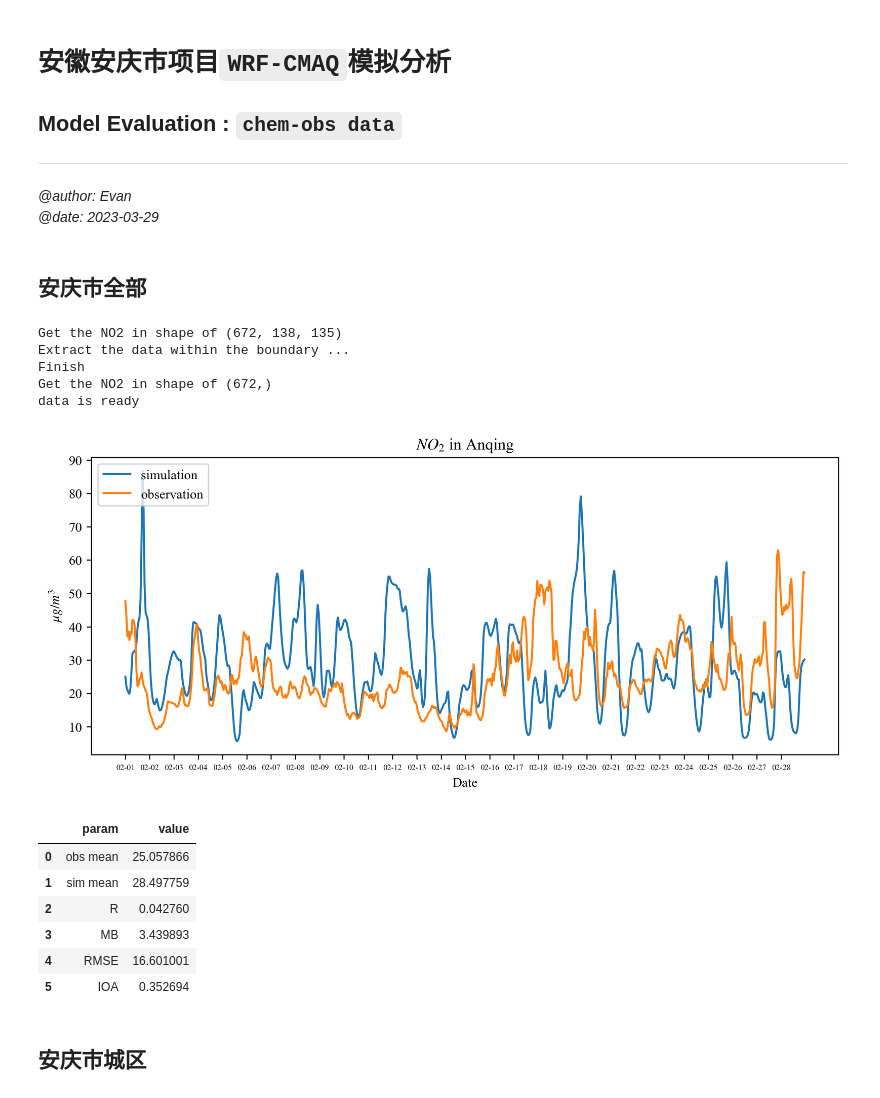
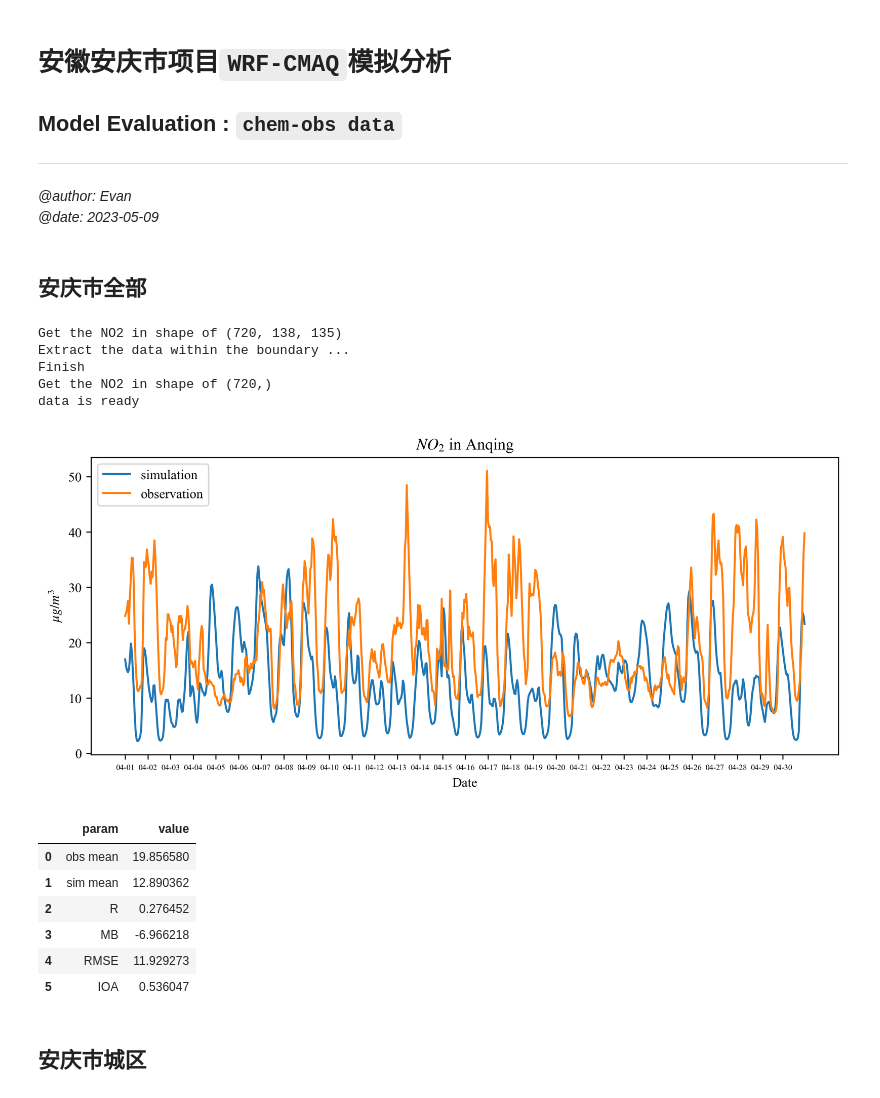
Before and after one commit to Iphisxu/Anqing, a Jupyter notebook: April/Data_evaluation/NO2.ipynb, the cells around one changed output. Saved outputs shown, nothing was run; the diff lists cells and outputs as text; code cells hidden in the pictures.

```diff
--- a/April/Data_evaluation/NO2.ipynb
+++ b/April/Data_evaluation/NO2.ipynb
@@ -4,5 +4,5 @@
 
 ---
 *@author: Evan*\
-*@date: 2023-03-29*
+*@date: 2023-05-09*
 # %%
@@ -14,7 +16,7 @@ import matplotlib.pyplot as plt
 import warnings
 warnings.filterwarnings("ignore")
 # %%
-ncfile = 'F:/Data/case_anqing/compressed_chem.nc'
+ncfile = 'F:/Data/case_anqing/April/April_chem.nc'
 var = 'NO2'
 varch = 'NO2'
 
@@ -24,38 +26,38 @@ units = '$\mu$$g/$$m^3$'
 ## 安庆市全部
 # %%
 shpfile = 'F:/Data/case_anqing/shapefile/Anqing/Anqing.shp'
-xlsfile = 'F:/Data/case_anqing/obs_202302_fromlzj/allsite.xlsx'
+xlsfile = 'F:/Data/case_anqing/April/obsdata/allsite.xlsx'
 
 df, sim, obs = me.get_var(ncfile,var,shpfile,xlsfile,varch)
 # %% [output]
-Get the NO2 in shape of (672, 138, 135)
+Get the NO2 in shape of (720, 138, 135)
 Extract the data within the boundary ...
 Finish
-Get the NO2 in shape of (672,)
+Get the NO2 in shape of (720,)
 data is ready
 # %%
-start = '2023-02-01T00'
-end = '2023-02-28T23'
+start = '2023-04-01T00'
+end = '2023-04-30T23'
 
 ax = me.linechart(sim, obs, start, end)
 
 ax.legend(loc=2)
 ax.set_title(f'{title} in Anqing')
 ax.set_xlabel('Date')
 ax.set_ylabel(units)
 plt.show()
 # %% [output]
-[figure, old version]
+[figure, new version]
 # %%
 me.evaluation_frame(obs, sim, df)
 # %% [output]
 |  | param | value |
-| 0 | obs mean | 25.057866 |
-| 1 | sim mean | 28.497759 |
-| 2 | R | 0.042760 |
-| 3 | MB | 3.439893 |
-| 4 | RMSE | 16.601001 |
-| 5 | IOA | 0.352694 |
+| 0 | obs mean | 19.856580 |
+| 1 | sim mean | 12.890362 |
+| 2 | R | 0.276452 |
+| 3 | MB | -6.966218 |
+| 4 | RMSE | 11.929273 |
+| 5 | IOA | 0.536047 |
 # %% [markdown]
 ## 安庆市城区
 # %%
```
Also changed, not shown: parts of 4 cells of this notebook, 21 other files.
